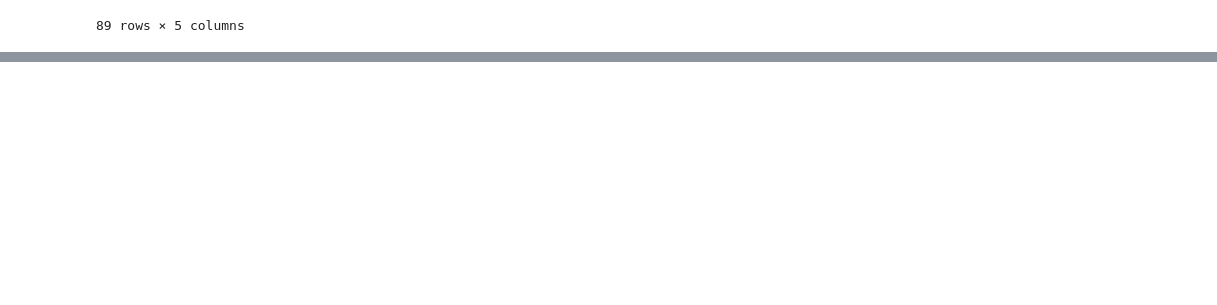
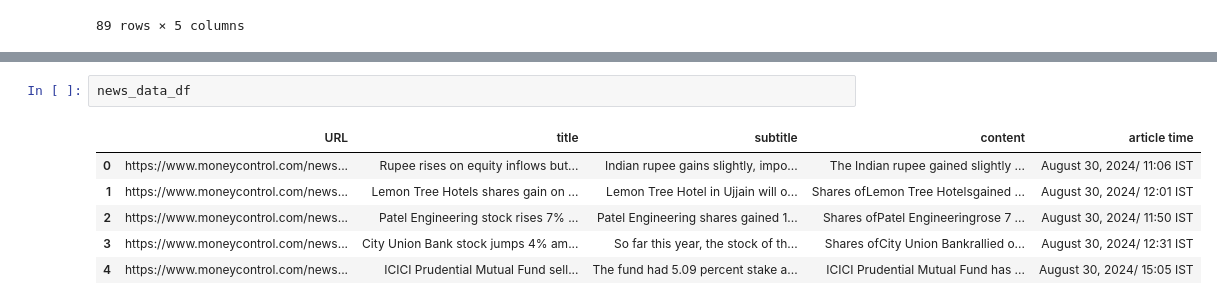
Before and after one commit to LogeshChandran/LLM_news, a Jupyter notebook: moneycontrol_data_get/work.ipynb, the cells around one changed output, grey strips where cells are left out. Cells and saved outputs as stored; diff of their text form; blank space fills up the shorter version.

```diff
--- a/moneycontrol_data_get/work.ipynb
+++ b/moneycontrol_data_get/work.ipynb
@@ -175,0 +324,9 @@ news_data_df
+# %%
+news_data_df
+# %% [output]
+|  | URL | title | subtitle | content | article time |
+| 0 | https://www.moneycontrol.com/news... | Rupee rises on equity inflows but... | Indian rupee gains slightly, impo... | The Indian rupee gained slightly ... | August 30, 2024/ 11:06 IST |
+| 1 | https://www.moneycontrol.com/news... | Lemon Tree Hotels shares gain on ... | Lemon Tree Hotel in Ujjain will o... | Shares ofLemon Tree Hotelsgained ... | August 30, 2024/ 12:01 IST |
+| 2 | https://www.moneycontrol.com/news... | Patel Engineering stock rises 7% ... | Patel Engineering shares gained 1... | Shares ofPatel Engineeringrose 7 ... | August 30, 2024/ 11:50 IST |
+| 3 | https://www.moneycontrol.com/news... | City Union Bank stock jumps 4% am... | So far this year, the stock of th... | Shares ofCity Union Bankrallied o... | August 30, 2024/ 12:31 IST |
+| 4 | https://www.moneycontrol.com/news... | ICICI Prudential Mutual Fund sell... | The fund had 5.09 percent stake a... | ICICI Prudential Mutual Fund has ... | August 30, 2024/ 15:05 IST |
```
Also changed, not shown: parts of 16 cells of this notebook, 5 other files.
